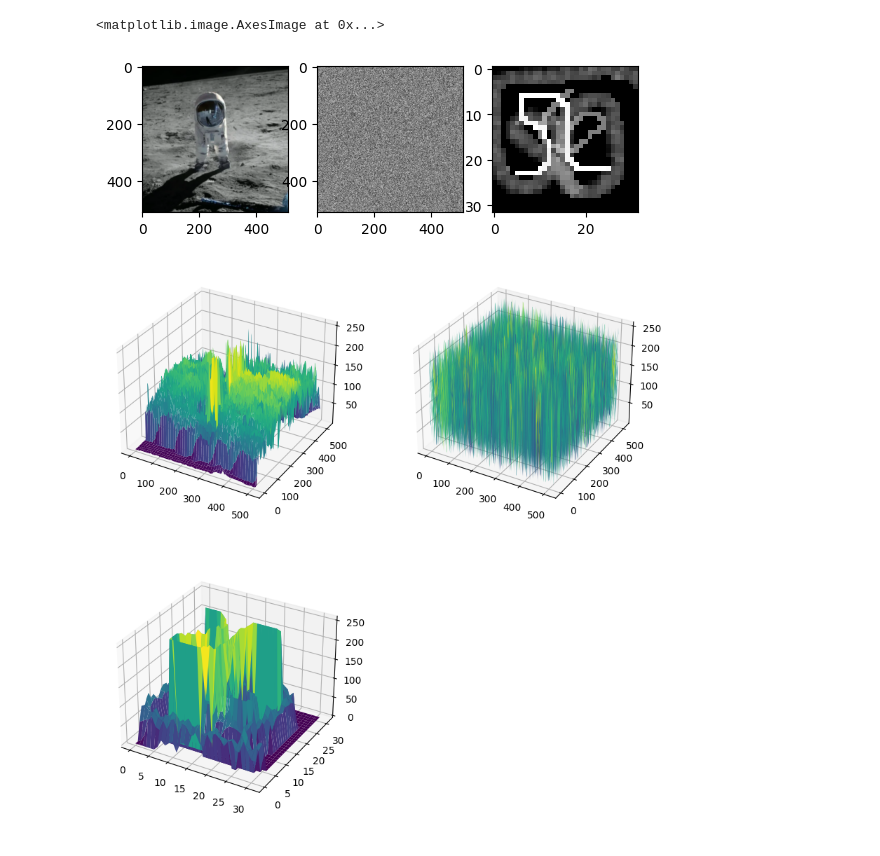
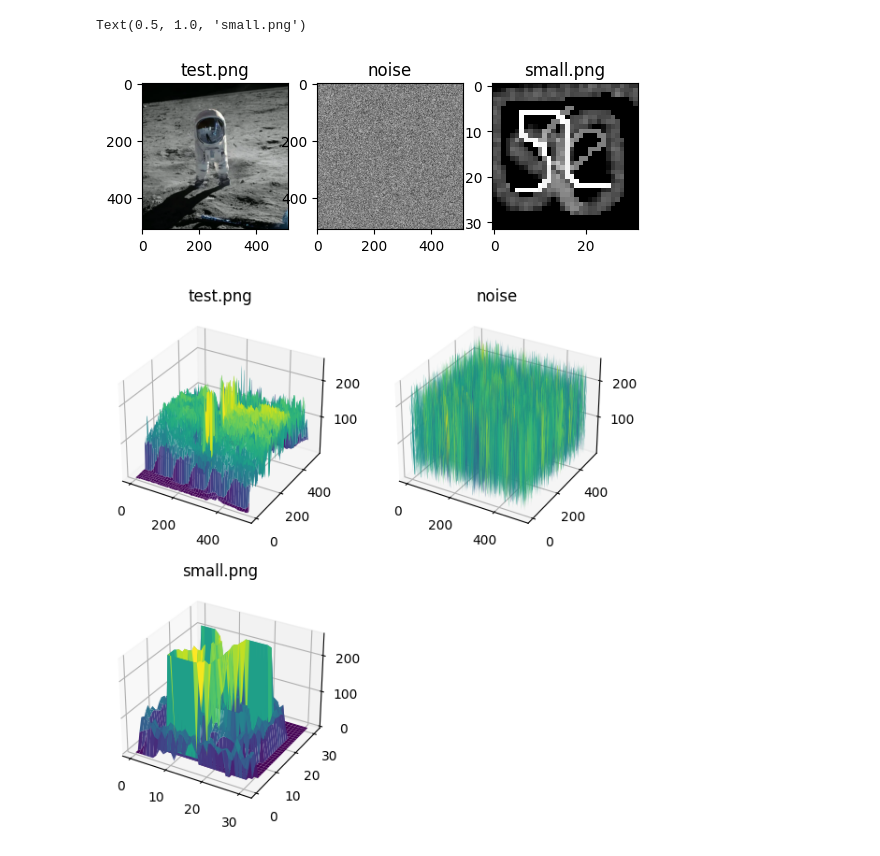
Before and after one commit to JuliuszSyrewicz/fourier, a Jupyter notebook: filters.ipynb, the cells around one changed output. Drawn from its saved outputs; the diff is of its cells as text; code cells hidden in the pictures.

Commit message:
"Now holding kernels in a dictionary, added chart labels, futureproofing of the code"

```diff
--- a/filters.ipynb
+++ b/filters.ipynb
@@ -18,14 +20,20 @@ noise = np.random.rand(imsize, imsize)*255
 # %%
 fig, axs = plt.subplots(1, 3)
 
 axs[0].imshow(img, cmap='gray')
 axs[1].imshow(noise, cmap='gray')
 axs[2].imshow(small_gray, cmap='gray')
+
+axs[0].set_title("test.png")
+axs[1].set_title("noise")
+axs[2].set_title("small.png")
 # %% [output]
-<matplotlib.image.AxesImage at 0x...>
+Text(0.5, 1.0, 'small.png')
-[figure, old version]
+[figure, new version]
 # %%
-heightmap = plt.figure(figsize=(10, 10))
+plot_size = 7
+
+heightmap = plt.figure(figsize=(plot_size, plot_size))
 plt1 = heightmap.add_subplot(221, projection='3d')
 plt2 = heightmap.add_subplot(222, projection='3d')
 plt3 = heightmap.add_subplot(223, projection='3d')
@@ -40,9 +48,13 @@ plt1.plot_surface(X1, Y1, gray, cmap="viridis")
 plt2.plot_surface(X1, Y1, noise, cmap="viridis")
 plt3.plot_surface(X2, Y2, small_gray, cmap="viridis")
 
+plt1.set_title("test.png")
+plt2.set_title("noise")
+plt3.set_title("small.png")
+
 plt.show()
 # %% [output]
-[figure, old version]
+[figure, new version]
 # %%
 def apply_filter(kernel, image, x, y):
     # neighbourhood is of size (2a+1)x(2b+1)
```
Also changed, not shown: parts of 7 cells of this notebook.
